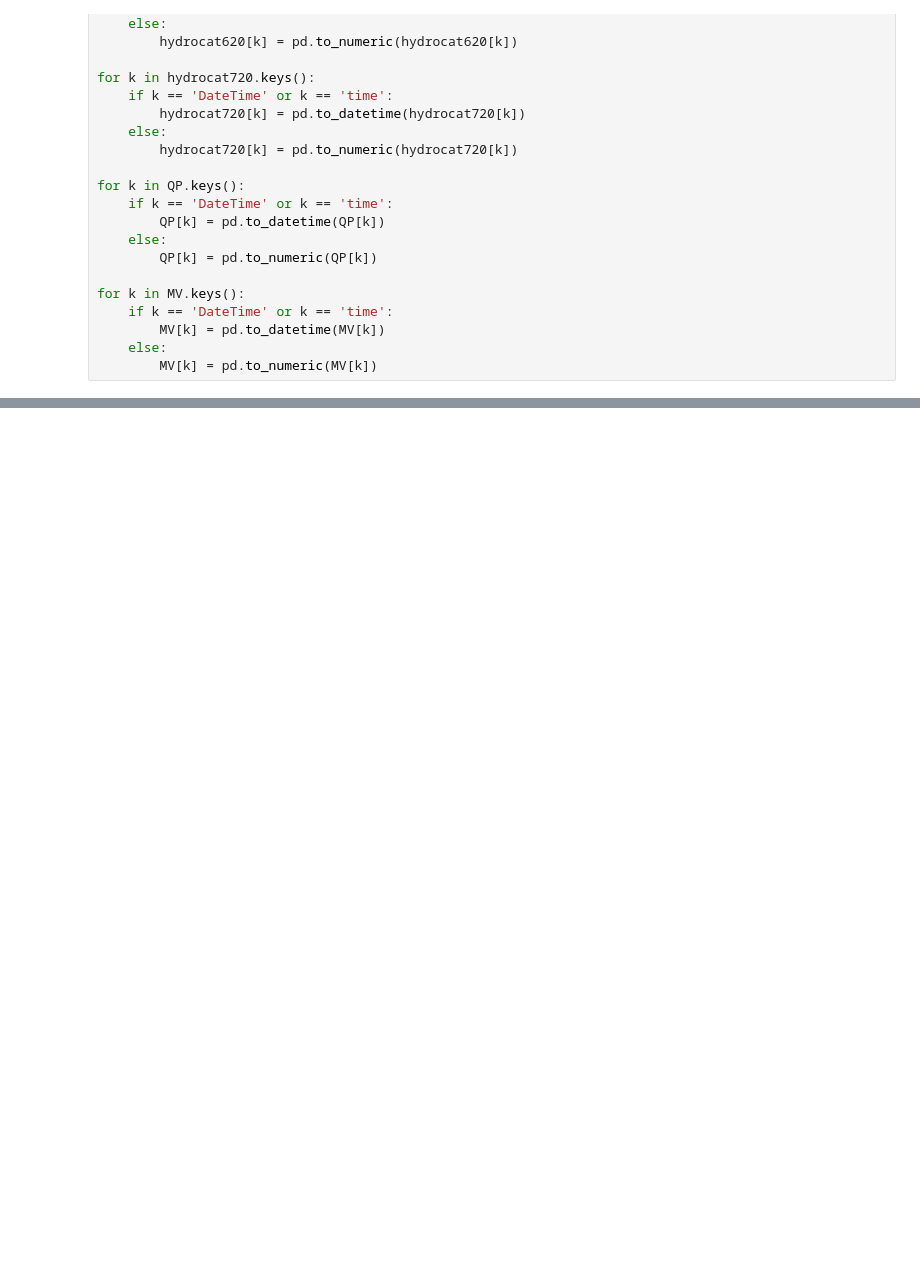
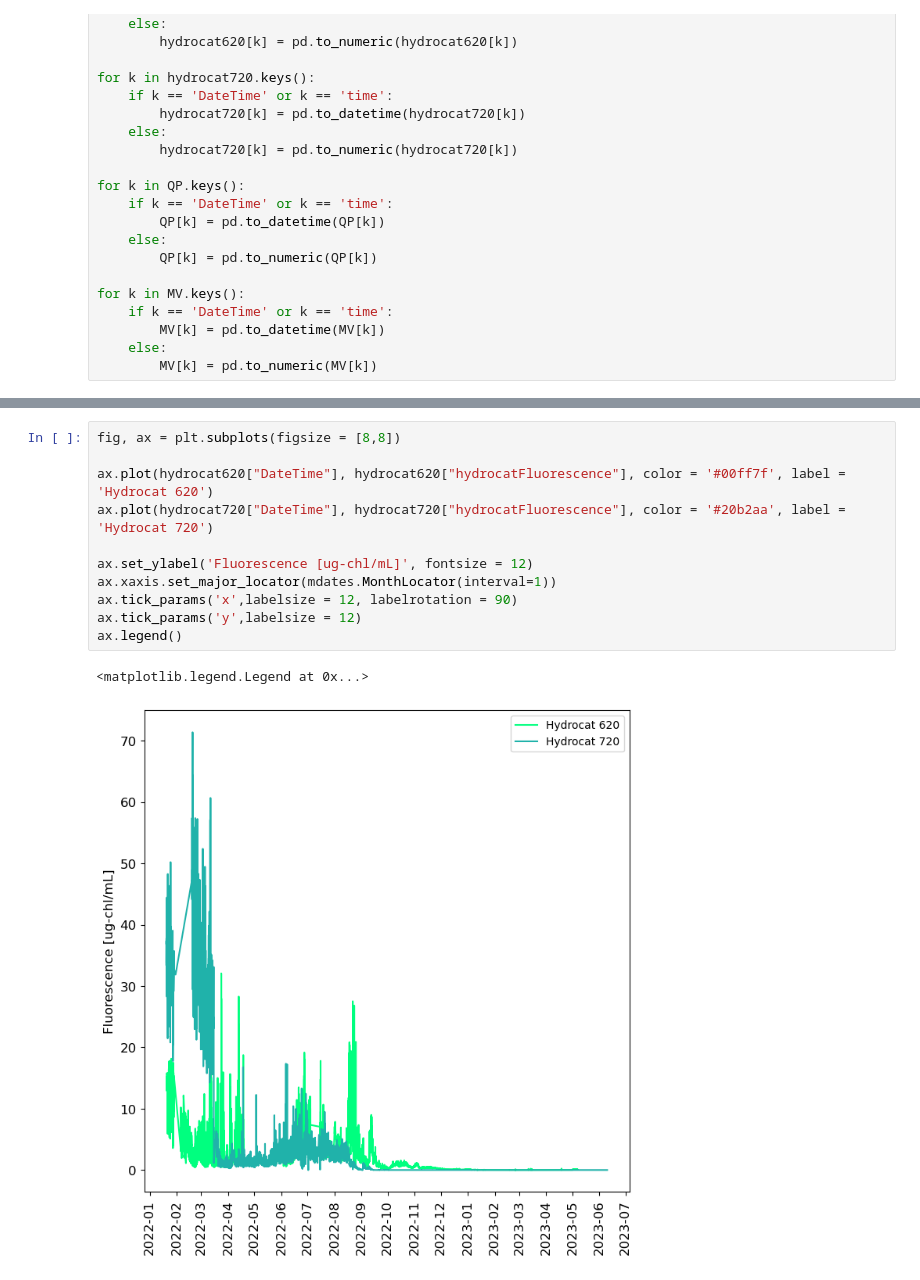
Before and after one commit to abby-baskind/phyto, a Jupyter notebook: chl_comp.ipynb, the cells around one changed output, grey strips where cells are left out. Saved outputs shown, nothing was run; the diff lists cells and outputs as text; blank space fills up the shorter version.

```diff
--- a/chl_comp.ipynb
+++ b/chl_comp.ipynb
@@ -158,0 +282,14 @@ for k in chl.keys():
+# %%
+fig, ax = plt.subplots(figsize = [8,8])
+
+ax.plot(hydrocat620["DateTime"], hydrocat620["hydrocatFluorescence"], color = '#00ff7f', label = 'Hydrocat 620')
+ax.plot(hydrocat720["DateTime"], hydrocat720["hydrocatFluorescence"], color = '#20b2aa', label = 'Hydrocat 720')
+
+ax.set_ylabel('Fluorescence [ug-chl/mL]', fontsize = 12)
+ax.xaxis.set_major_locator(mdates.MonthLocator(interval=1))
+ax.tick_params('x',labelsize = 12, labelrotation = 90)
+ax.tick_params('y',labelsize = 12)
+ax.legend()
+# %% [output]
+<matplotlib.legend.Legend at 0x...>
+[figure, added]
```
Also changed, not shown: parts of 30 cells of this notebook, 7 other files.
